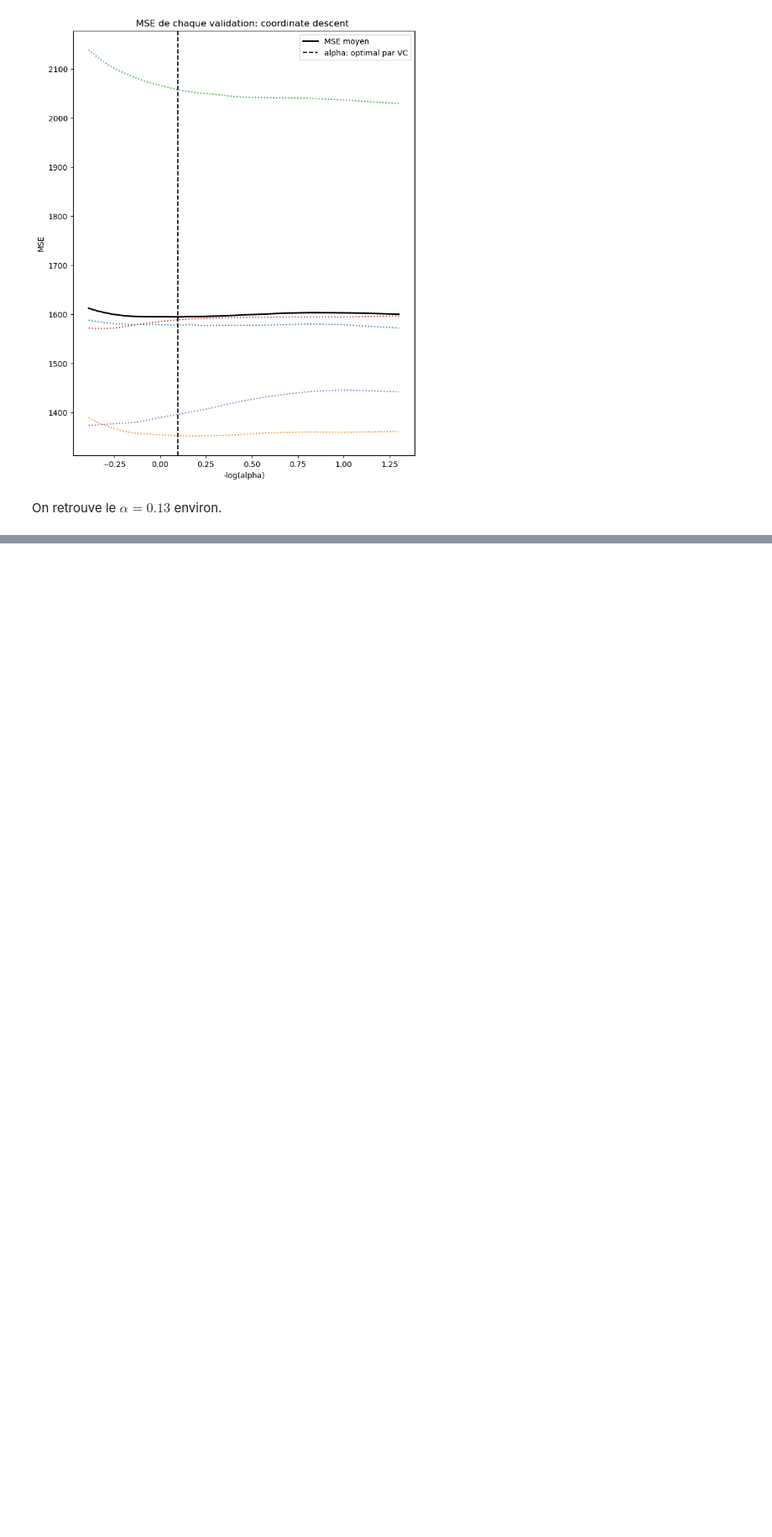
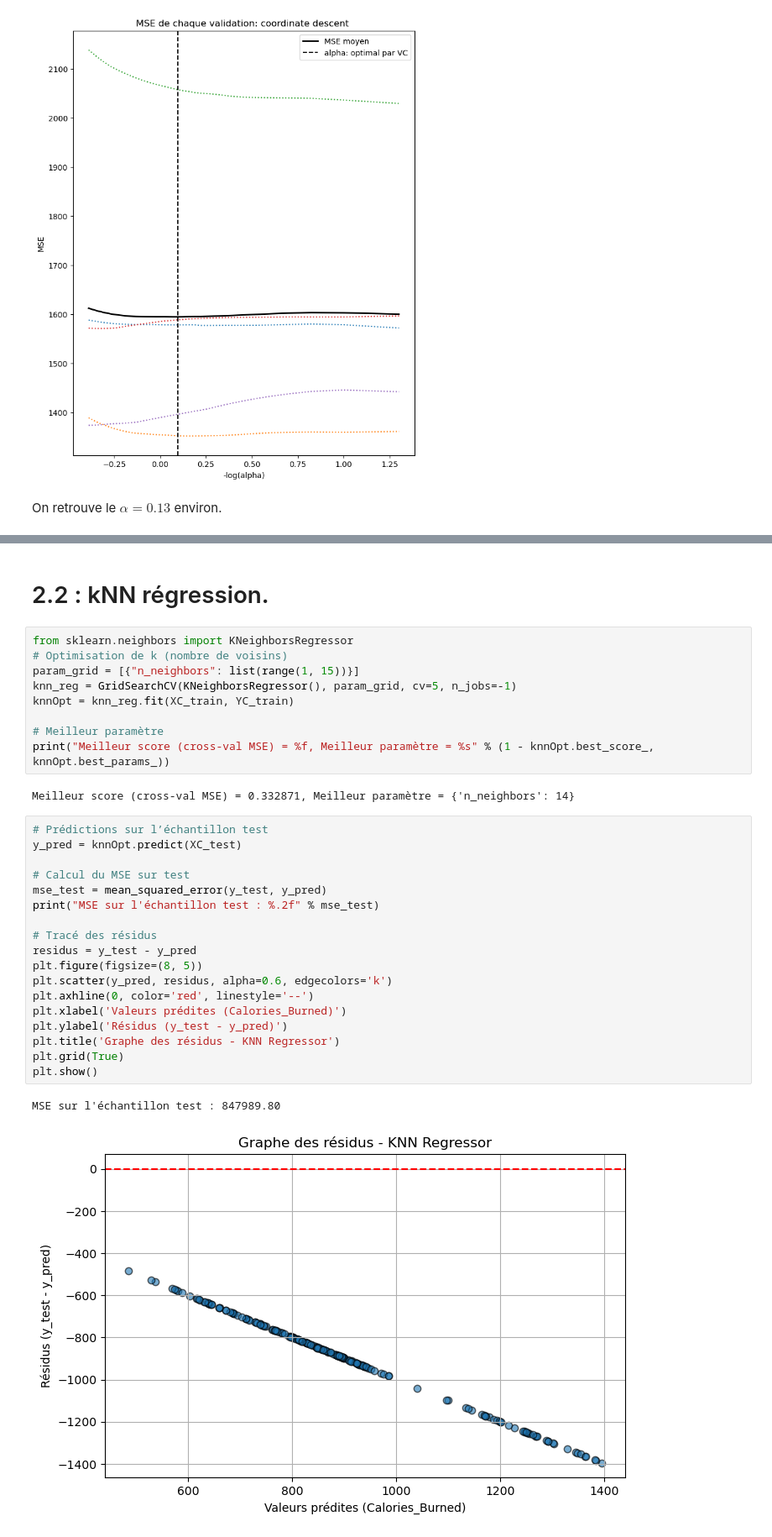
Before and after one commit to Edgar-Neboit/Projet_ML, a Jupyter notebook: Projet_ML_Python.ipynb, the cells around one changed output, grey strips where cells are left out. Shown: that part at 84% size. Drawn from its saved outputs; the diff is of its cells as text; blank space fills up the shorter version.

```diff
--- a/Projet_ML_Python.ipynb
+++ b/Projet_ML_Python.ipynb
@@ -324,0 +409,34 @@ ValueError: x and y must have same first dimension, but have shapes (49,) and (2
+# %% [markdown]
+# 2.2 : kNN régression.
+# %%
+from sklearn.neighbors import KNeighborsRegressor
+# Optimisation de k (nombre de voisins)
+param_grid = [{"n_neighbors": list(range(1, 15))}]
+knn_reg = GridSearchCV(KNeighborsRegressor(), param_grid, cv=5, n_jobs=-1)
+knnOpt = knn_reg.fit(XC_train, YC_train)
+
+# Meilleur paramètre
+print("Meilleur score (cross-val MSE) = %f, Meilleur paramètre = %s" % (1 - knnOpt.best_score_, knnOpt.best_params_))
+# %% [output]
+Meilleur score (cross-val MSE) = 0.332871, Meilleur paramètre = {'n_neighbors': 14}
+# %%
+# Prédictions sur l’échantillon test
+y_pred = knnOpt.predict(XC_test)
+
+# Calcul du MSE sur test
+mse_test = mean_squared_error(y_test, y_pred)
+print("MSE sur l'échantillon test : %.2f" % mse_test)
+
+# Tracé des résidus
+residus = y_test - y_pred
+plt.figure(figsize=(8, 5))
+plt.scatter(y_pred, residus, alpha=0.6, edgecolors='k')
+plt.axhline(0, color='red', linestyle='--')
+plt.xlabel('Valeurs prédites (Calories_Burned)')
+plt.ylabel('Résidus (y_test - y_pred)')
+plt.title('Graphe des résidus - KNN Regressor')
+plt.grid(True)
+plt.show()
+# %% [output]
+MSE sur l'échantillon test : 847989.80
+[figure, added]
```
Also changed, not shown: parts of 31 cells of this notebook.
